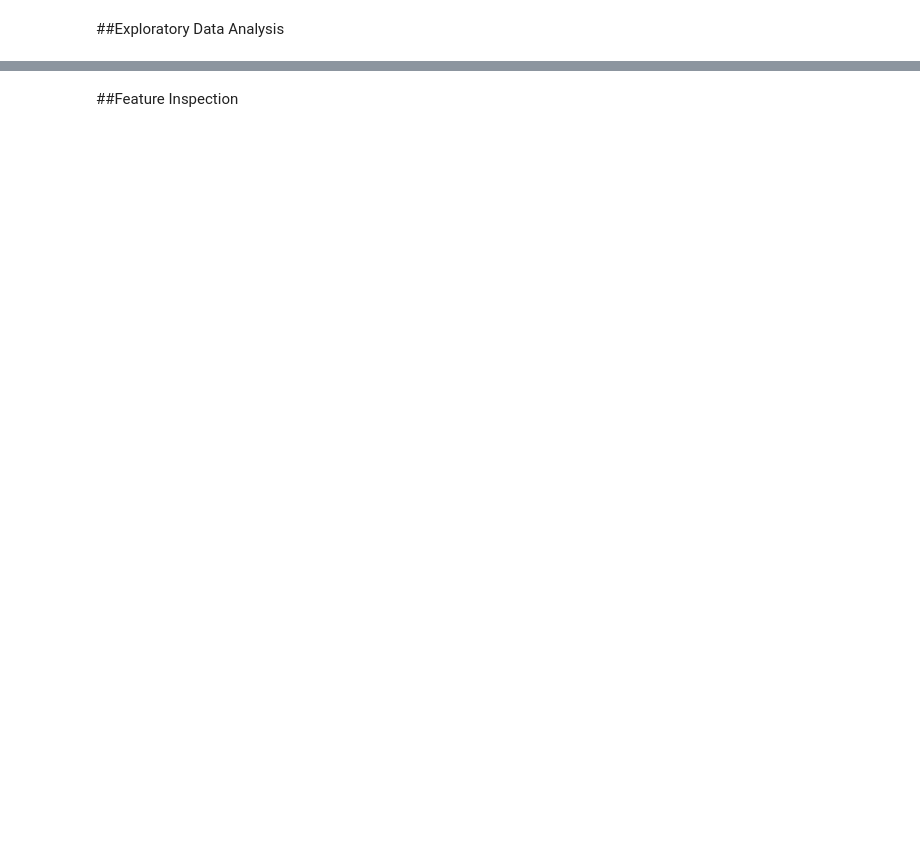
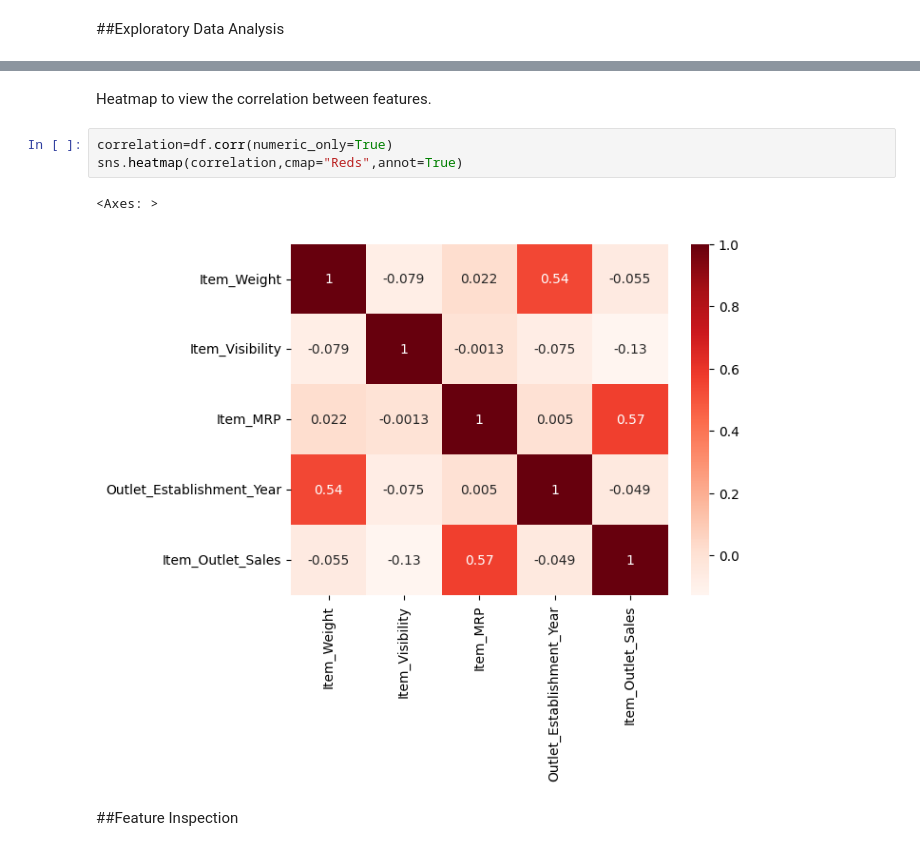
Before and after one commit to shahdabuhassanien/Prediction-of-Product-Sales, a Jupyter notebook: Prediction_of_Product_Sales.ipynb, the cells around one changed output, grey strips where cells are left out. Saved outputs shown, nothing was run; the diff lists cells and outputs as text; blank space fills up the shorter version.

```diff
--- a/Prediction_of_Product_Sales.ipynb
+++ b/Prediction_of_Product_Sales.ipynb
@@ -19,2 +195,10 @@ df.info()
+# %% [markdown]
+Heatmap to view the correlation between features.
+# %%
+correlation=df.corr(numeric_only=True)
+sns.heatmap(correlation,cmap="Reds",annot=True)
+# %% [output]
+<Axes: >
+[figure, added]
 # %% [markdown]
 ##Feature Inspection
```
Also changed, not shown: parts of 25 cells of this notebook.
